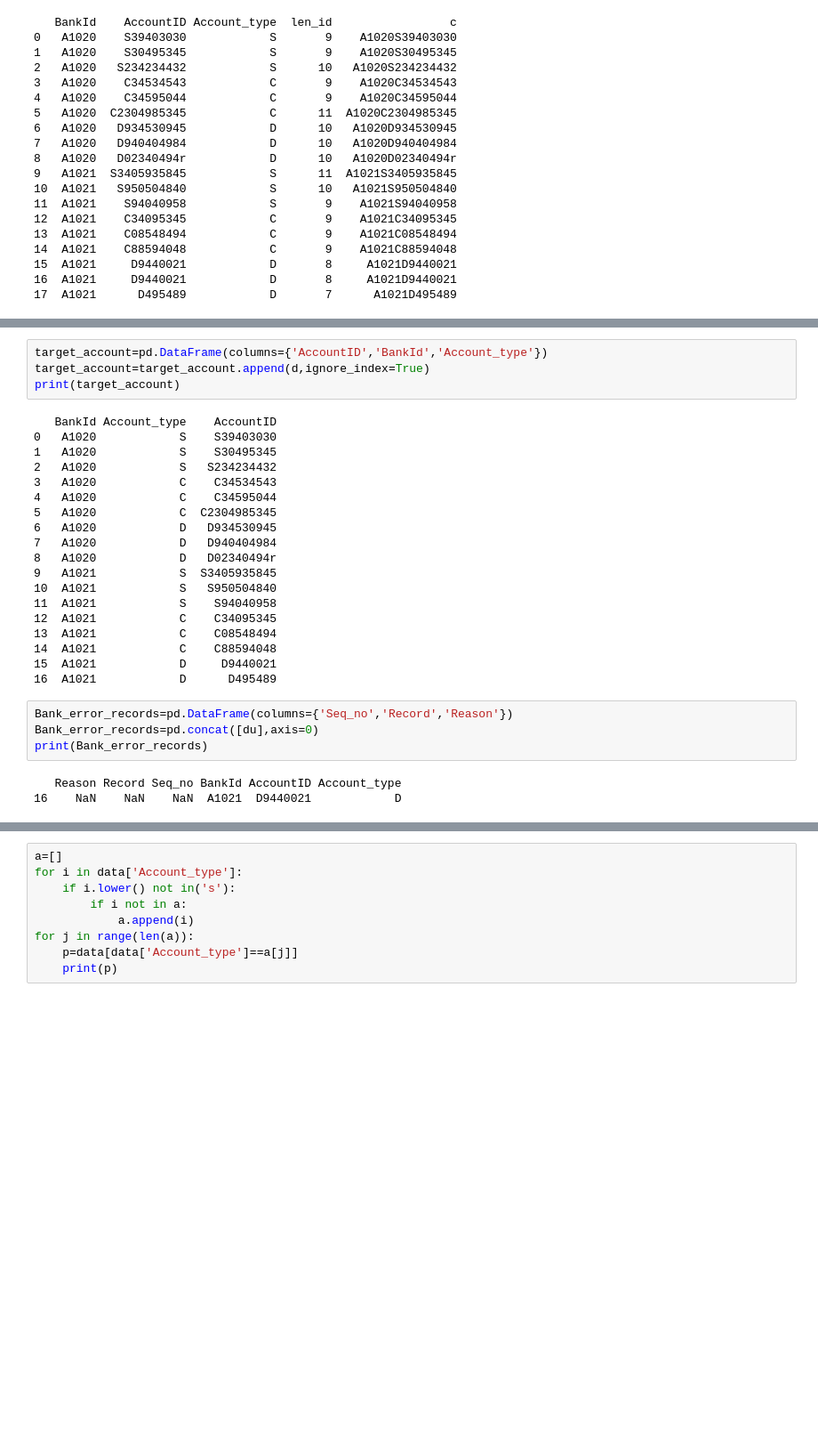
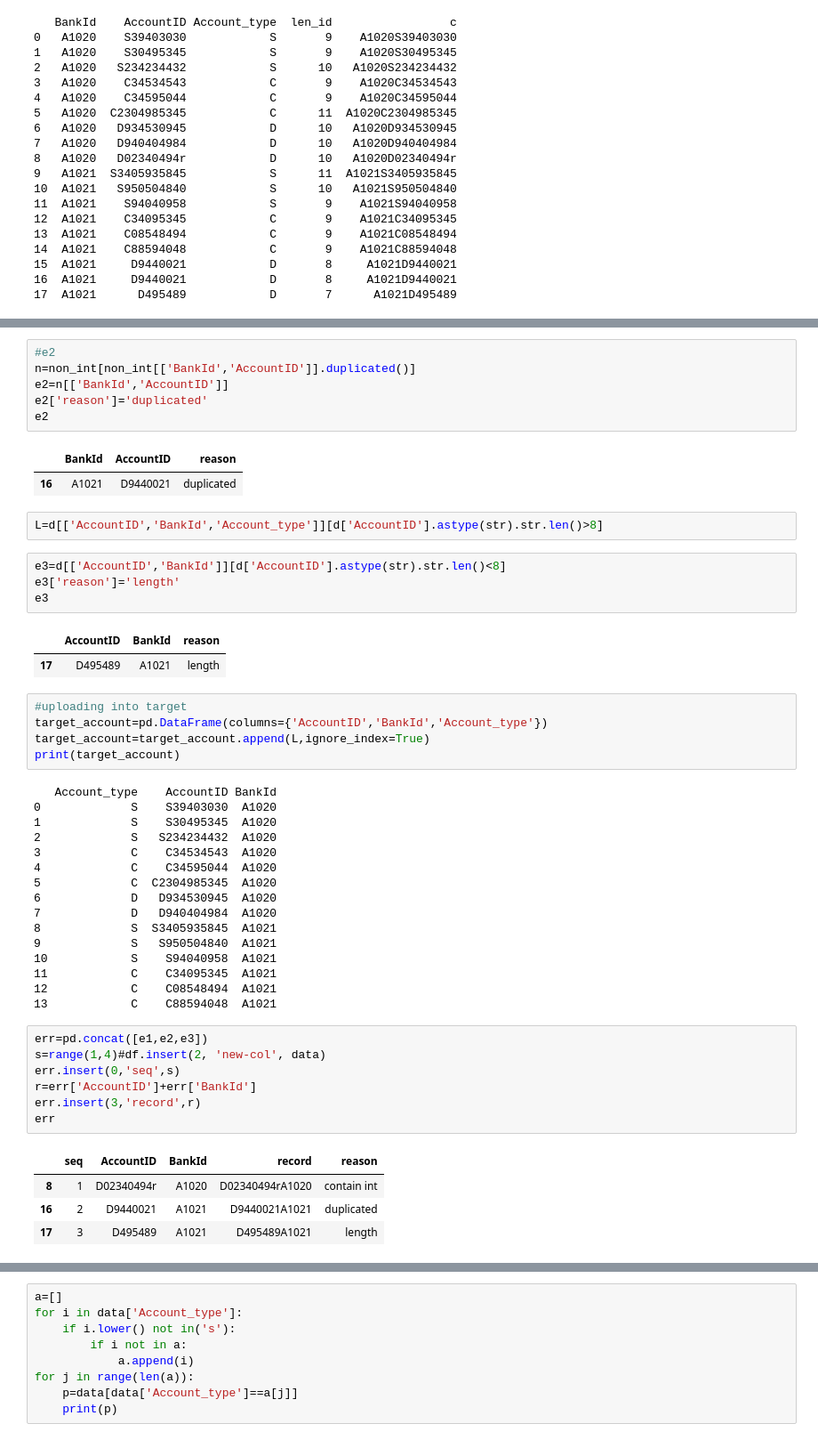
Before and after one commit to Deepamageswari/practice, a Jupyter notebook: bank validation.ipynb, the cells around one changed output, grey strips where cells are left out. Shown: that part at 89% size. Cells and saved outputs as stored; diff of their text form; blank space fills up the shorter version.

```diff
--- a/bank validation.ipynb
+++ b/bank validation.ipynb
@@ -225,30 +288,51 @@ d
+# %%
+#e2
+n=non_int[non_int[['BankId','AccountID']].duplicated()]
+e2=n[['BankId','AccountID']]
+e2['reason']='duplicated'
+e2
+# %% [output]
+|  | BankId | AccountID | reason |
+| 16 | A1021 | D9440021 | duplicated |
+# %%
+L=d[['AccountID','BankId','Account_type']][d['AccountID'].astype(str).str.len()>8]
+# %%
+e3=d[['AccountID','BankId']][d['AccountID'].astype(str).str.len()<8]
+e3['reason']='length'
+e3
+# %% [output]
+|  | AccountID | BankId | reason |
+| 17 | D495489 | A1021 | length |
 # %%
+#uploading into target
 target_account=pd.DataFrame(columns={'AccountID','BankId','Account_type'})
-target_account=target_account.append(d,ignore_index=True)
+target_account=target_account.append(L,ignore_index=True)
 print(target_account)
 # %% [output]
-   BankId Account_type    AccountID
-0   A1020            S    S39403030
-1   A1020            S    S30495345
-2   A1020            S   S234234432
-3   A1020            C    C34534543
-4   A1020            C    C34595044
-5   A1020            C  C2304985345
-6   A1020            D   D934530945
-7   A1020            D   D940404984
-8   A1020            D   D02340494r
-9   A1021            S  S3405935845
-10  A1021            S   S950504840
-11  A1021            S    S94040958
-12  A1021            C    C34095345
-13  A1021            C    C08548494
-14  A1021            C    C88594048
-15  A1021            D     D9440021
-16  A1021            D      D495489
+   Account_type    AccountID BankId
+0             S    S39403030  A1020
+1             S    S30495345  A1020
+2             S   S234234432  A1020
+3             C    C34534543  A1020
+4             C    C34595044  A1020
+5             C  C2304985345  A1020
+6             D   D934530945  A1020
+7             D   D940404984  A1020
+8             S  S3405935845  A1021
+9             S   S950504840  A1021
+10            S    S94040958  A1021
+11            C    C34095345  A1021
+12            C    C08548494  A1021
+13            C    C88594048  A1021
-# %%
-Bank_error_records=pd.DataFrame(columns={'Seq_no','Record','Reason'})
-Bank_error_records=pd.concat([du],axis=0)
-print(Bank_error_records)
-# %% [output]
-   Reason Record Seq_no BankId AccountID Account_type
-16    NaN    NaN    NaN  A1021  D9440021            D
+# %%
+err=pd.concat([e1,e2,e3])
+s=range(1,4)#df.insert(2, 'new-col', data)
+err.insert(0,'seq',s)
+r=err['AccountID']+err['BankId']
+err.insert(3,'record',r)
+err
+# %% [output]
+|  | seq | AccountID | BankId | record | reason |
+| 8 | 1 | D02340494r | A1020 | D02340494rA1020 | contain int |
+| 16 | 2 | D9440021 | A1021 | D9440021A1021 | duplicated |
+| 17 | 3 | D495489 | A1021 | D495489A1021 | length |
```
Also changed, not shown: parts of 10 cells of this notebook.
